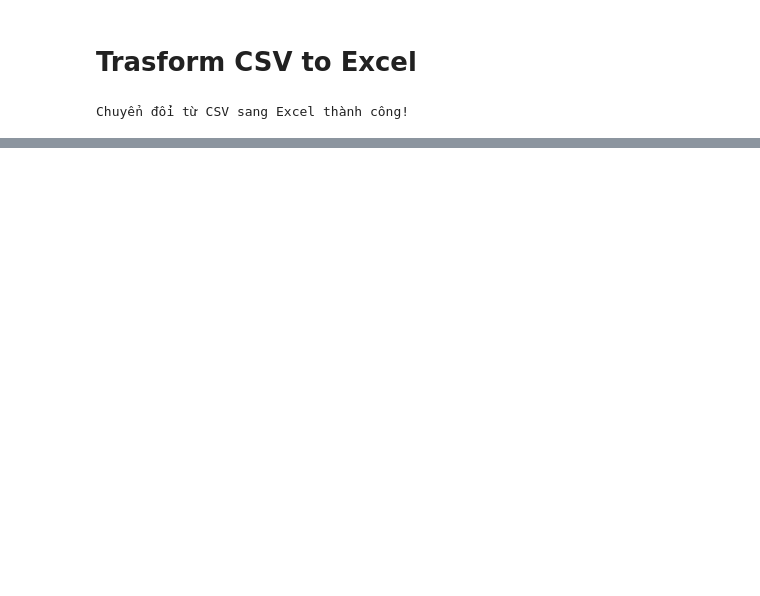
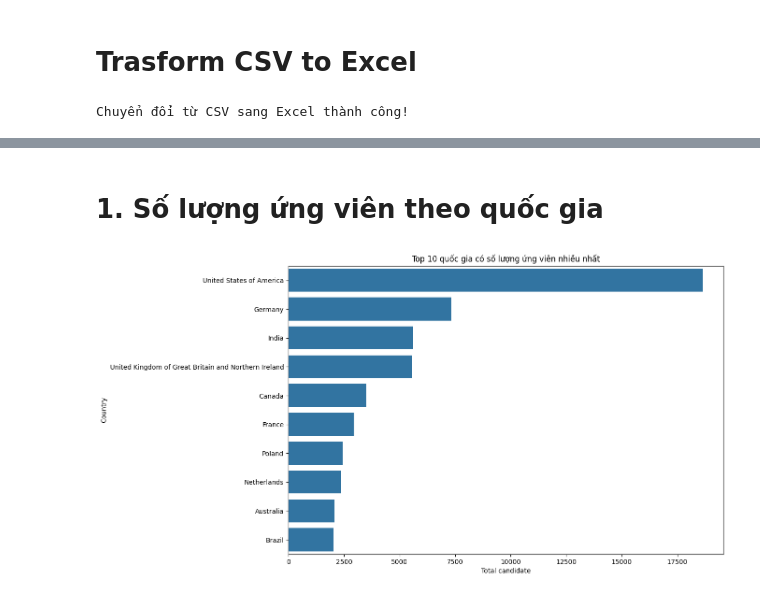
Before and after one commit to VietHoang0805/DeveloperJobAnalyst, a Jupyter notebook: Analyst Code/DataProcessing.ipynb, the cells around one changed output, grey strips where cells are left out. Cells and saved outputs as stored; diff of their text form; code cells hidden in the pictures; blank space fills up the shorter version.

Commit message:
Push chart

```diff
--- a/Analyst Code/DataProcessing.ipynb
+++ b/Analyst Code/DataProcessing.ipynb
@@ -26,0 +44,26 @@ Chuyển đổi từ CSV sang Excel thành công!
+# %%
+import pandas as pd
+
+# Đọc dữ liệu từ tệp Excel
+file_path = 'H:/DeveloperJobAnalyst/Dataset/SurveyResults/2023/survey_results_public_2023.xlsx'  # Thay thế bằng đường dẫn đến tệp của bạn
+df = pd.read_excel(file_path)
+# %% [markdown]
+# 1. Số lượng ứng viên theo quốc gia
+# %%
+import matplotlib.pyplot as plt
+import seaborn as sns
+
+# Lấy dữ liệu số lượng ứng viên theo quốc gia
+country_counts = df['Country'].value_counts().head(10) # Lấy top 10 quốc gia
+
+# Vẽ biểu đồ
+plt.figure(figsize=(12, 8))
+sns.barplot(y=country_counts.index, x=country_counts.values)
+plt.title('Top 10 quốc gia có số lượng ứng viên nhiều nhất')
+plt.xlabel('Total candidate')
+plt.ylabel('Country')
+plt.xticks
+plt.yticks
+plt.show()
+# %% [output]
+[figure, added]
```
Also changed, not shown: parts of 27 cells of this notebook.
